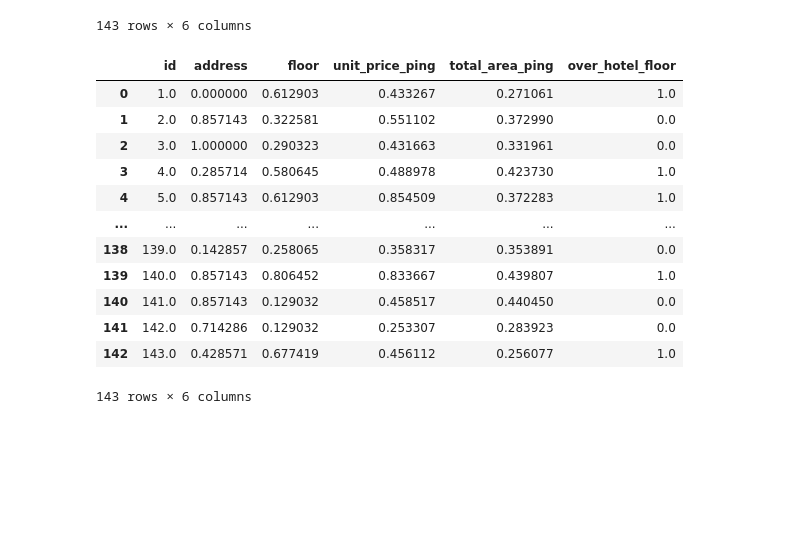
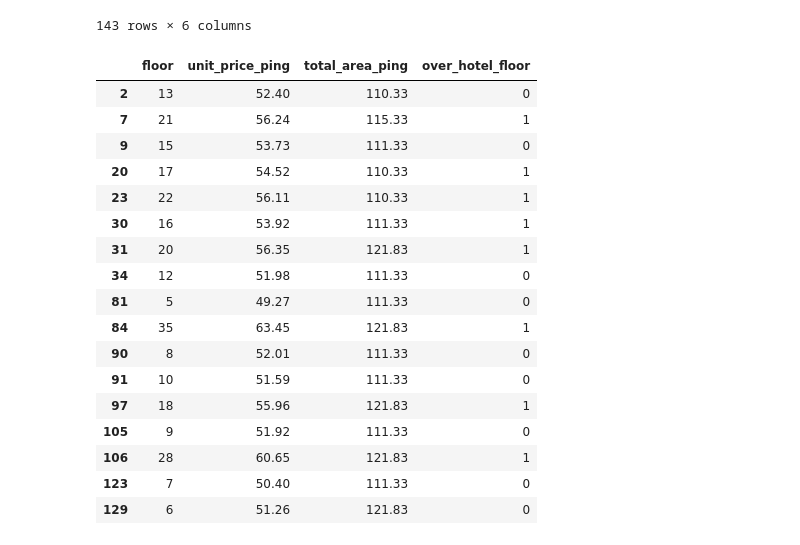
Before and after one commit to humphreyshen/Python_MachineLearning_HousePrice, a Jupyter notebook: Model/Regression.ipynb, the cells around one changed output. Cells and saved outputs as stored; diff of their text form; code cells hidden in the pictures; blank space fills up the shorter version.

```diff
--- a/Model/Regression.ipynb
+++ b/Model/Regression.ipynb
@@ -133,21 +140,3 @@ df_clean
 143 rows × 6 columns
 # %%
 df_clean_scale=df_clean.copy()
-# %%
-minmax = preprocessing.MinMaxScaler()
-df_clean_scale[['address','floor','unit_price_ping','total_area_ping','over_hotel_floor']] = minmax.fit_transform(df_clean_scale[['address','floor','unit_price_ping','total_area_ping','over_hotel_floor']])
-df_clean_scale
-# %% [output]
-|  | id | address | floor | unit_price_ping | total_area_ping | over_hotel_floor |
-| 0 | 1.0 | 0.000000 | 0.612903 | 0.433267 | 0.271061 | 1.0 |
-| 1 | 2.0 | 0.857143 | 0.322581 | 0.551102 | 0.372990 | 0.0 |
-| 2 | 3.0 | 1.000000 | 0.290323 | 0.431663 | 0.331961 | 0.0 |
-| 3 | 4.0 | 0.285714 | 0.580645 | 0.488978 | 0.423730 | 1.0 |
-| 4 | 5.0 | 0.857143 | 0.612903 | 0.854509 | 0.372283 | 1.0 |
-| ... | ... | ... | ... | ... | ... | ... |
-| 138 | 139.0 | 0.142857 | 0.258065 | 0.358317 | 0.353891 | 0.0 |
-| 139 | 140.0 | 0.857143 | 0.806452 | 0.833667 | 0.439807 | 1.0 |
-| 140 | 141.0 | 0.857143 | 0.129032 | 0.458517 | 0.440450 | 0.0 |
-| 141 | 142.0 | 0.714286 | 0.129032 | 0.253307 | 0.283923 | 0.0 |
-| 142 | 143.0 | 0.428571 | 0.677419 | 0.456112 | 0.256077 | 1.0 |
-143 rows × 6 columns
@@ -153,0 +148,21 @@ df_clean_scale
+# %%
+df_final
+# %% [output]
+|  | floor | unit_price_ping | total_area_ping | over_hotel_floor |
+| 2 | 13 | 52.40 | 110.33 | 0 |
+| 7 | 21 | 56.24 | 115.33 | 1 |
+| 9 | 15 | 53.73 | 111.33 | 0 |
+| 20 | 17 | 54.52 | 110.33 | 1 |
+| 23 | 22 | 56.11 | 110.33 | 1 |
+| 30 | 16 | 53.92 | 111.33 | 1 |
+| 31 | 20 | 56.35 | 121.83 | 1 |
+| 34 | 12 | 51.98 | 111.33 | 0 |
+| 81 | 5 | 49.27 | 111.33 | 0 |
+| 84 | 35 | 63.45 | 121.83 | 1 |
+| 90 | 8 | 52.01 | 111.33 | 0 |
+| 91 | 10 | 51.59 | 111.33 | 0 |
+| 97 | 18 | 55.96 | 121.83 | 1 |
+| 105 | 9 | 51.92 | 111.33 | 0 |
+| 106 | 28 | 60.65 | 121.83 | 1 |
+| 123 | 7 | 50.40 | 111.33 | 0 |
+| 129 | 6 | 51.26 | 121.83 | 0 |
```
Also changed, not shown: parts of 27 cells of this notebook.
